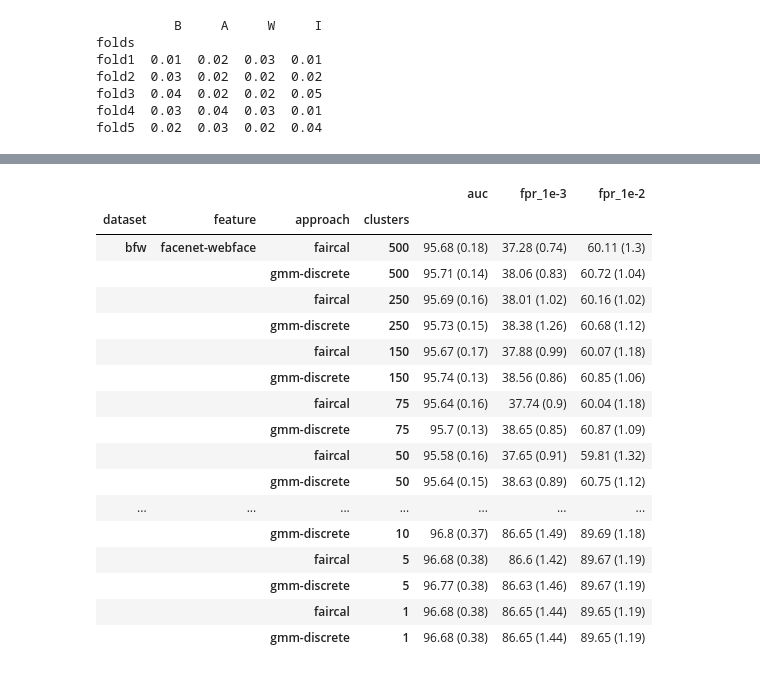
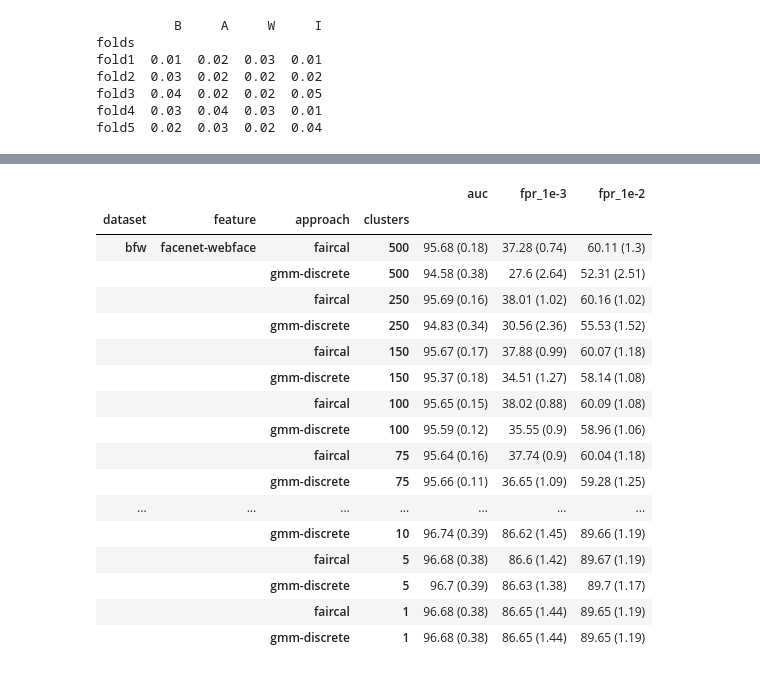
Before and after one commit to margajdon/reproduction-FAIRCAL, a Jupyter notebook: notebooks/GMM Analysis.ipynb, the cells around one changed output, grey strips where cells are left out. Saved outputs shown, nothing was run; the diff lists cells and outputs as text; code cells hidden in the pictures.

```diff
--- a/notebooks/GMM Analysis.ipynb
+++ b/notebooks/GMM Analysis.ipynb
@@ -125,11 +125,11 @@ def get_sensitive_attributes_subgroups(dataset):
         }
     return sensitive_attributes, subgroups
 # %%
-n_clusters = [500, 250, 150, 75, 50, 25, 15, 10, 5, 1]
+n_clusters = [500, 250, 150, 100, 75, 50, 20, 25, 15, 10, 5, 1]
 folds = [1,2,3,4,5]
 data = pd.DataFrame()
 
-measure = 'ks'
+measure = 'brier'
 calibration = 'beta'
 
 indices = {
@@ -338,7 +338,7 @@ def get_overall_stats(calibration_method, nbins, dataset,feature,approach,att,n_
 keys = ['faircal', 'gmm-discrete']
 error = [1e-3, 1e-2]
 title_stat = ['AUROC', '0.1\% FPR', '1\% FPR']
-n_clusters = [500, 250, 150, 75, 50, 25, 15, 10, 5, 1]
+n_clusters = [500, 250, 150, 100, 75, 50, 20, 25, 15, 10, 5, 1]
 calibration = 'beta'
 datasets = ['bfw']
 
@@ -352,46 +352,46 @@ tuples = []
 for dataset in indices:
     for feature in indices[dataset]:
         for cluster in n_clusters:
             for approach in approaches:
                 tuples.append((dataset, feature, approach, cluster))
 
 index = pd.MultiIndex.from_tuples(tuples, names=['dataset', 'feature', 'approach', 'clusters'])
 data = pd.DataFrame(index=index)
 metrics = ['auc', 'fpr_1e-3', 'fpr_1e-2']
 for metric in metrics:
     data[metric] = ''
 
 for dataset in indices:
     for feature in indices[dataset]:
         for cluster in n_clusters:
             for approach in approaches:
                 nbins = 25 if dataset == 'bfw' else 10
                 att = 'att' if dataset == 'bfw' else 'ethnicity'
                 data_work = get_overall_stats(calibration, nbins, dataset, feature, approach, att, cluster, error)
                 data_work *= 100
                 for metric in metrics:
                     mean = round(data_work[metric].mean(), 2)
                     std = round(data_work[metric].std(), 2)
                     data.loc[dataset, feature, approach, cluster][metric] = f'{str(mean)} ({str(std)})'
 
 HTML(data.to_html())
 # %% [output]
 |  |  |  |  | auc | fpr_1e-3 | fpr_1e-2 |
 | dataset | feature | approach | clusters |  |  |  |
 | bfw | facenet-webface | faircal | 500 | 95.68 (0.18) | 37.28 (0.74) | 60.11 (1.3) |
-|  |  | gmm-discrete | 500 | 95.71 (0.14) | 38.06 (0.83) | 60.72 (1.04) |
+|  |  | gmm-discrete | 500 | 94.58 (0.38) | 27.6 (2.64) | 52.31 (2.51) |
 |  |  | faircal | 250 | 95.69 (0.16) | 38.01 (1.02) | 60.16 (1.02) |
-|  |  | gmm-discrete | 250 | 95.73 (0.15) | 38.38 (1.26) | 60.68 (1.12) |
+|  |  | gmm-discrete | 250 | 94.83 (0.34) | 30.56 (2.36) | 55.53 (1.52) |
 |  |  | faircal | 150 | 95.67 (0.17) | 37.88 (0.99) | 60.07 (1.18) |
-|  |  | gmm-discrete | 150 | 95.74 (0.13) | 38.56 (0.86) | 60.85 (1.06) |
+|  |  | gmm-discrete | 150 | 95.37 (0.18) | 34.51 (1.27) | 58.14 (1.08) |
+|  |  | faircal | 100 | 95.65 (0.15) | 38.02 (0.88) | 60.09 (1.08) |
+|  |  | gmm-discrete | 100 | 95.59 (0.12) | 35.55 (0.9) | 58.96 (1.06) |
 |  |  | faircal | 75 | 95.64 (0.16) | 37.74 (0.9) | 60.04 (1.18) |
-|  |  | gmm-discrete | 75 | 95.7 (0.13) | 38.65 (0.85) | 60.87 (1.09) |
-|  |  | faircal | 50 | 95.58 (0.16) | 37.65 (0.91) | 59.81 (1.32) |
-|  |  | gmm-discrete | 50 | 95.64 (0.15) | 38.63 (0.89) | 60.75 (1.12) |
+|  |  | gmm-discrete | 75 | 95.66 (0.11) | 36.65 (1.09) | 59.28 (1.25) |
 | ... | ... | ... | ... | ... | ... | ... |
-|  |  | gmm-discrete | 10 | 96.8 (0.37) | 86.65 (1.49) | 89.69 (1.18) |
+|  |  | gmm-discrete | 10 | 96.74 (0.39) | 86.62 (1.45) | 89.66 (1.19) |
 |  |  | faircal | 5 | 96.68 (0.38) | 86.6 (1.42) | 89.67 (1.19) |
-|  |  | gmm-discrete | 5 | 96.77 (0.38) | 86.63 (1.46) | 89.67 (1.19) |
+|  |  | gmm-discrete | 5 | 96.7 (0.39) | 86.63 (1.38) | 89.7 (1.17) |
 |  |  | faircal | 1 | 96.68 (0.38) | 86.65 (1.44) | 89.65 (1.19) |
 |  |  | gmm-discrete | 1 | 96.68 (0.38) | 86.65 (1.44) | 89.65 (1.19) |
 # %%
```
Also changed, not shown: parts of 34 cells of this notebook, 5 other files.
